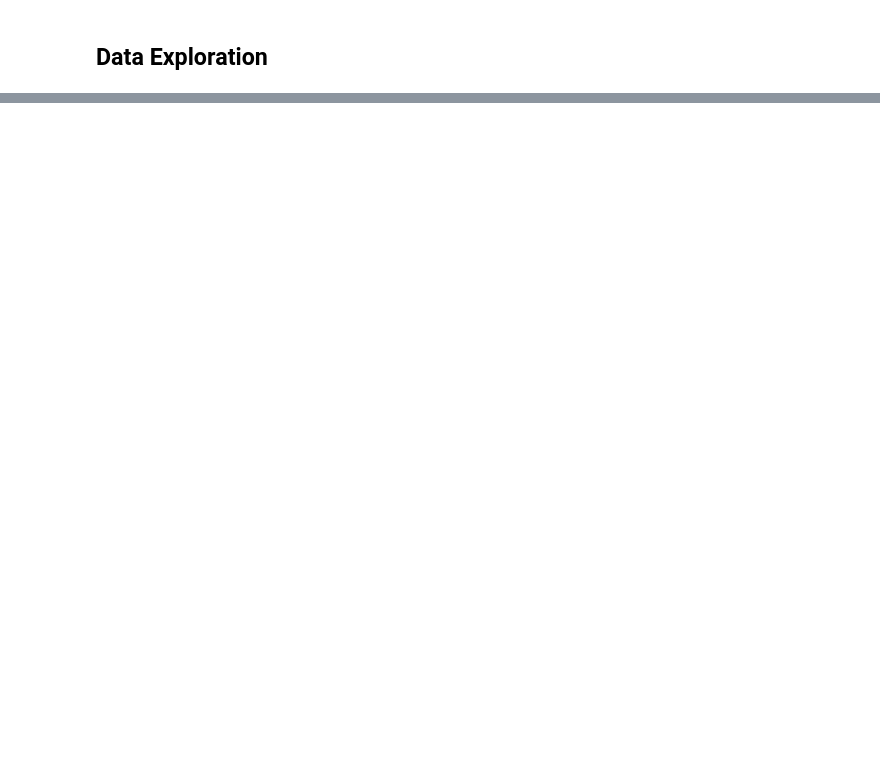
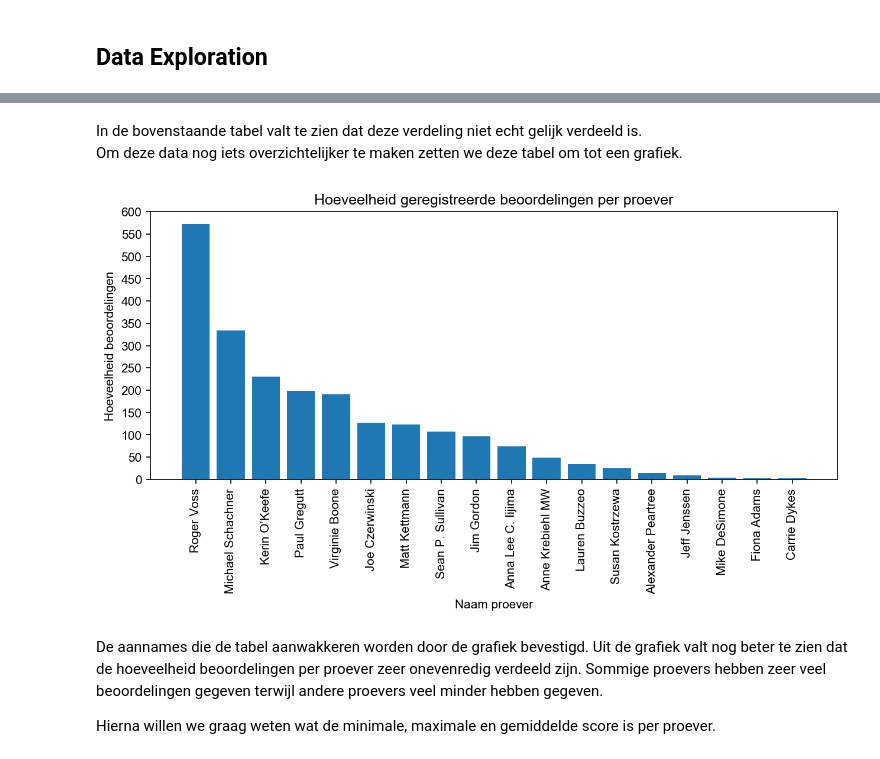
Before and after one commit to StanMey/Casusopdracht_Computational_Modelling, a Jupyter notebook: Casus_uitwerking.ipynb, the cells around one changed output, grey strips where cells are left out. Saved outputs shown, nothing was run; the diff lists cells and outputs as text; code cells hidden in the pictures; blank space fills up the shorter version.

```diff
--- a/Casus_uitwerking.ipynb
+++ b/Casus_uitwerking.ipynb
@@ -148,0 +222,6 @@ chemische kenmerken filteren!!!!!!!!
+# %%
+df_red_wine['citric acid'] = pd.to_numeric(df_red_wine['citric acid'], errors='coerce')
+df_red_wine['density'] = pd.to_numeric(df_red_wine['density'], errors='coerce')
+df_red_wine['alcohol'] = pd.to_numeric(df_red_wine['alcohol'], errors='coerce')
+
+pd.isnull(df_red_wine).sum()
@@ -148,0 +246,3 @@ chemische kenmerken filteren!!!!!!!!
+# %%
+df_red_wine.interpolate(inplace=True)
+pd.isnull(df_red_wine).sum()
@@ -150,0 +303,29 @@ chemische kenmerken filteren!!!!!!!!
+# %% [markdown]
+In de bovenstaande tabel valt te zien dat deze verdeling niet echt gelijk verdeeld is.
+Om deze data nog iets overzichtelijker te maken zetten we deze tabel om tot een grafiek.
+# %%
+# selecting the data
+df_tasting_freq = df_red_wine['taster_name'].value_counts()
+
+# parsing the data
+fig, ax = plt.subplots(figsize=(10,4), dpi=150)
+ax.bar(df_tasting_freq.index, df_tasting_freq, width= 0.8)
+
+# setting the axis
+plt.xticks(rotation=90)
+plt.yticks([n for n in range(0, 650, 50)])
+
+# setting the style, labels and title
+plt.xlabel('Naam proever')
+plt.ylabel('Hoeveelheid beoordelingen')
+plt.title('Hoeveelheid geregistreerde beoordelingen per proever')
+sns.set_style("whitegrid")
+
+# printing the plot
+plt.show()
+# %% [output]
+[figure, added]
+# %% [markdown]
+De aannames die de tabel aanwakkeren worden door de grafiek bevestigd. Uit de grafiek valt nog beter te zien dat de hoeveelheid beoordelingen per proever zeer onevenredig verdeeld zijn. Sommige proevers hebben zeer veel beoordelingen gegeven terwijl andere proevers veel minder hebben gegeven.
+
+Hierna willen we graag weten wat de minimale, maximale en gemiddelde score is per proever.
```
Also changed, not shown: parts of 27 cells of this notebook.
